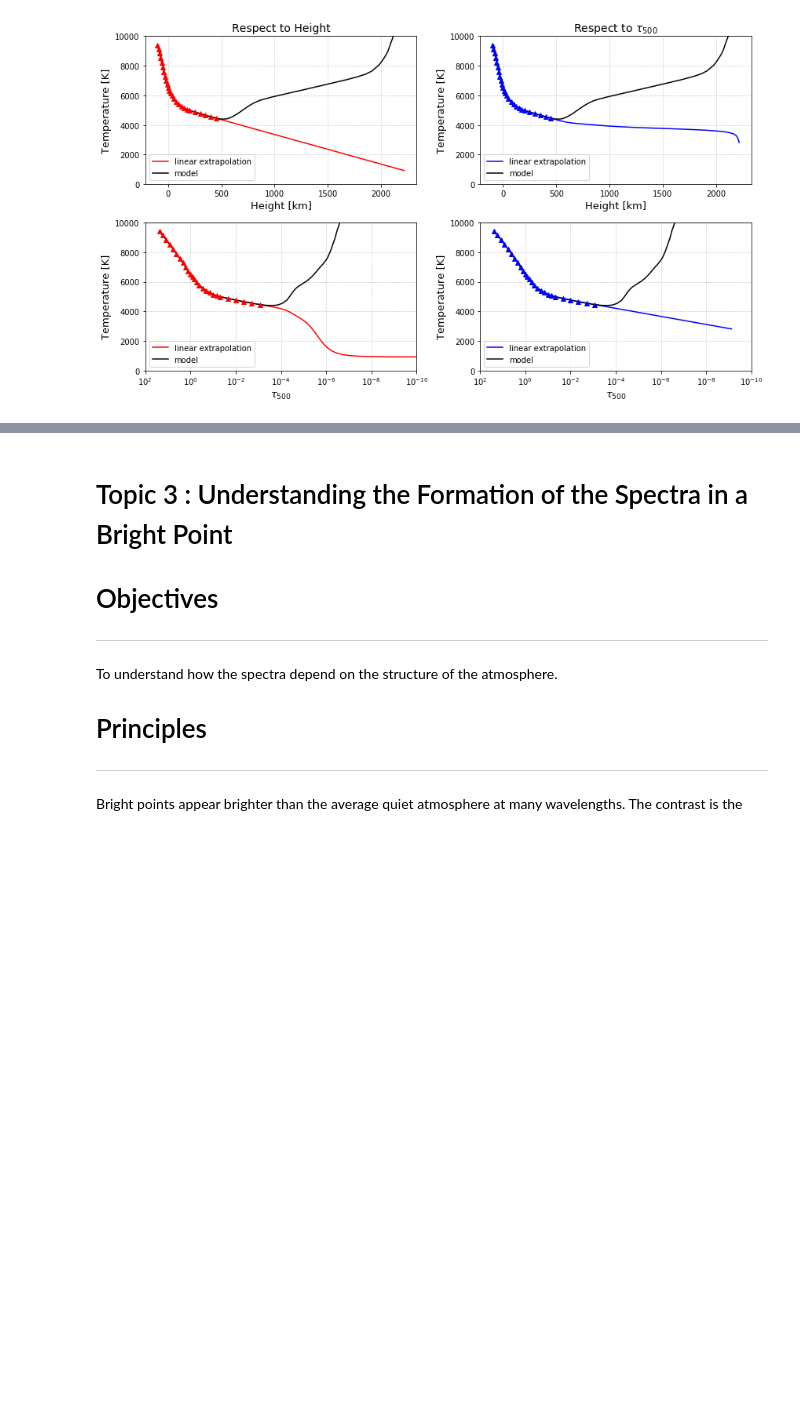
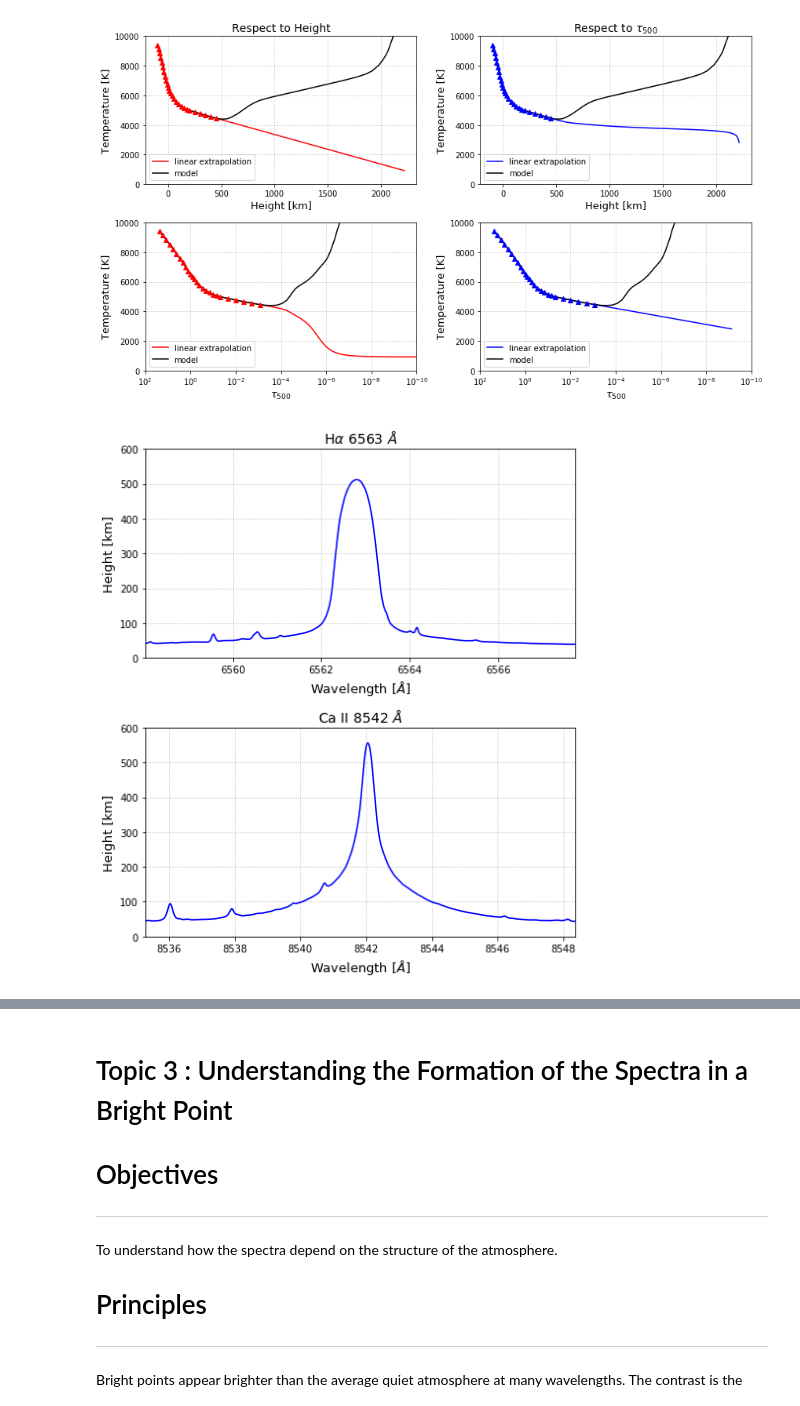
Before and after one commit to guidesk/lab2, a Jupyter notebook: lab_project_2.ipynb, the cells around one changed output, grey strips where cells are left out. Saved outputs shown, nothing was run; the diff lists cells and outputs as text; code cells hidden in the pictures; blank space fills up the shorter version.

```diff
--- a/lab_project_2.ipynb
+++ b/lab_project_2.ipynb
@@ -407,3 +407,40 @@ fig.tight_layout()
 plt.show()
 # %% [output]
 [figure]
+# %%
+# Draw height versus wavelength applied extrapolation 1!
+x = TEMPERATURE[54:80]
+y = HEIGHTS[54:80]
+func_height = interp1d(x, y, fill_value='extrapolate')
+
+height_Ha = func_height(T1_Ha)
+height_Ca = func_height(T1_Ca)
+
+# set figures
+fig, ax = plt.subplots(2,1, figsize=(7,8))
+tsize = 14 #title size
+fsize = 13 #font size
+
+# H alpha
+ax[0].plot(Ha.wv, height_Ha, 'b')
+ax[0].set_xlim(Ha.wv.min(), Ha.wv.max())
+ax[0].set_ylim(0, 600)
+ax[0].set_title(r'H$\alpha$ 6563 $\AA$', fontsize=tsize)
+ax[0].set_xlabel(r'Wavelength [$\AA$]', fontsize=fsize)
+ax[0].set_ylabel('Height [km]', fontsize=fsize)
+ax[0].grid(ls=':')
+
+# Ca II
+ax[1].plot(Ca.wv, height_Ca, 'b')
+ax[1].set_xlim(Ca.wv.min(), Ca.wv.max())
+ax[1].set_ylim(0, 600)
+ax[1].set_title(r'Ca II 8542 $\AA$', fontsize=tsize)
+ax[1].set_xlabel(r'Wavelength [$\AA$]', fontsize=fsize)
+ax[1].set_ylabel('Height [km]', fontsize=fsize)
+ax[1].grid(ls=':')
+
+fig.tight_layout()
+#plt.savefig('.pdf', format='pdf', dpi=1000)
+plt.show()
+# %% [output]
+[figure, added]
```
Also changed, not shown: parts of 2 cells of this notebook.
